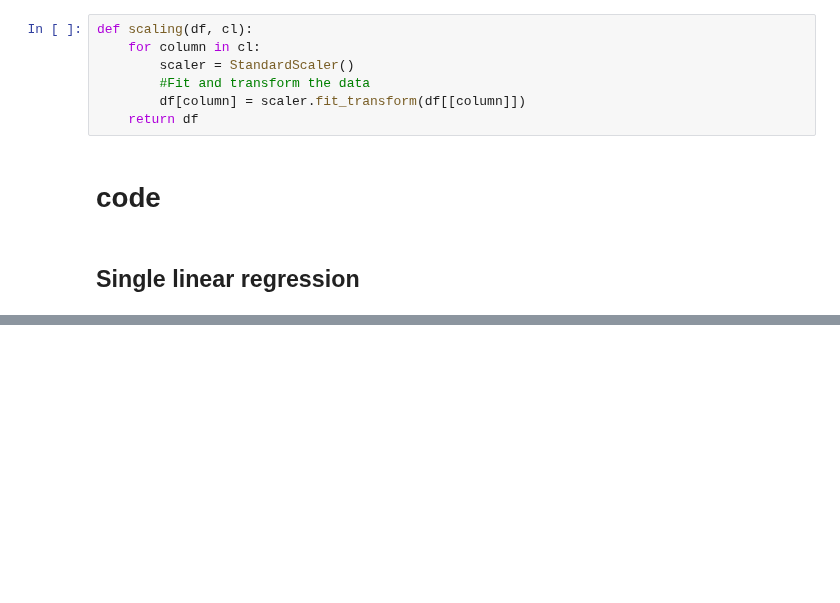
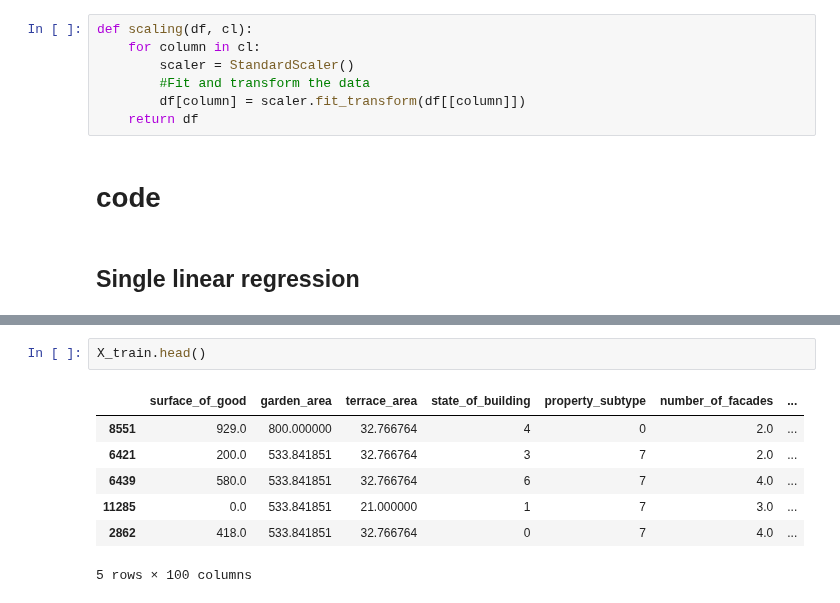
Before and after one commit to semdeleer/immo-eliza-ml, a Jupyter notebook: cleaning/preproccessingtesting.ipynb, the cells around one changed output, grey strips where cells are left out. Drawn from its saved outputs; the diff is of its cells as text; blank space fills up the shorter version.

Commit message:
train and predict

```diff
--- a/cleaning/preproccessingtesting.ipynb
+++ b/cleaning/preproccessingtesting.ipynb
@@ -160,0 +166,10 @@ the Rscore is: 0.42041877849722276
+# %%
+X_train.head()
+# %% [output]
+|  | surface_of_good | garden_area | terrace_area | state_of_building | property_subtype | number_of_facades | ... |
+| 8551 | 929.0 | 800.000000 | 32.766764 | 4 | 0 | 2.0 | ... |
+| 6421 | 200.0 | 533.841851 | 32.766764 | 3 | 7 | 2.0 | ... |
+| 6439 | 580.0 | 533.841851 | 32.766764 | 6 | 7 | 4.0 | ... |
+| 11285 | 0.0 | 533.841851 | 21.000000 | 1 | 7 | 3.0 | ... |
+| 2862 | 418.0 | 533.841851 | 32.766764 | 0 | 7 | 4.0 | ... |
+5 rows × 100 columns
```
Also changed, not shown: parts of 1 cell of this notebook, 5 other files.
